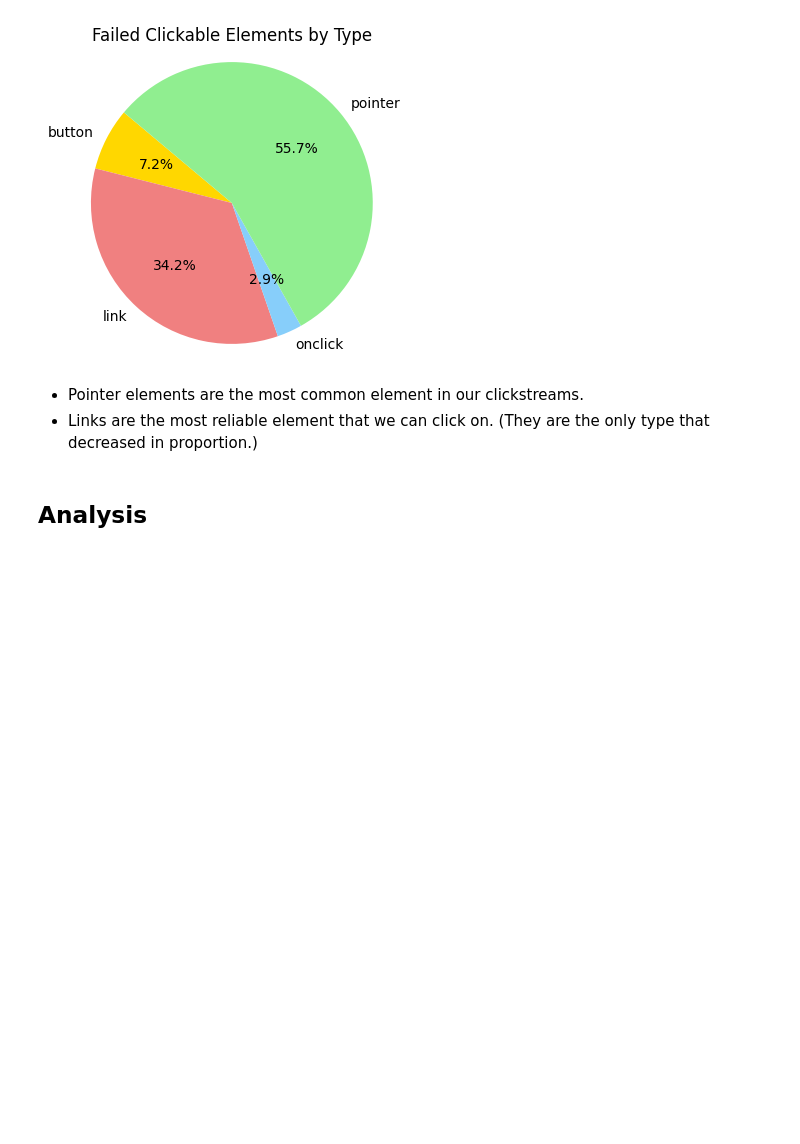
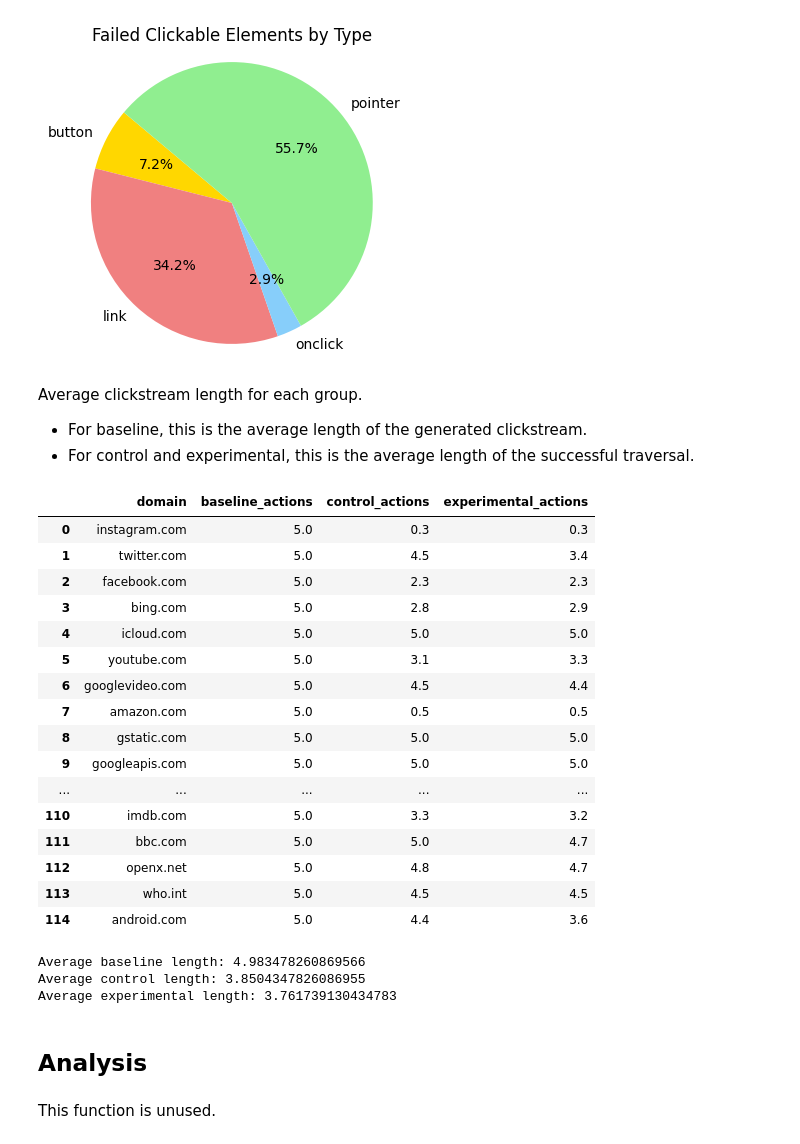
Before and after one commit to maxwellmlin/cookie-classify, a Jupyter notebook: classification_algo.ipynb, the cells around one changed output. Cells and saved outputs as stored; diff of their text form; code cells hidden in the pictures; blank space fills up the shorter version.

```diff
--- a/classification_algo.ipynb
+++ b/classification_algo.ipynb
@@ -13,5 +13,8 @@ import yaml
 
 from crawler import CrawlResults
 
-import utils.utils
+from utils.utils import get_directories
 from utils.image_shingle import ImageShingle
+
+pd.set_option('display.max_rows', None)
+pd.set_option('display.max_columns', None)
@@ -188,9 +203,75 @@ generate_pie_chart(click_failures, title="Failed Clickable Elements by Type")
 # %% [output]
 [figure]
 [figure]
-# %% [markdown]
-- Pointer elements are the most common element in our clickstreams.
-- Links are the most reliable element that we can click on. (They are the only type that decreased in proportion.)
+# %% [markdown]
+Average clickstream length for each group.
+
+- For baseline, this is the average length of the generated clickstream.
+- For control and experimental, this is the average length of the successful traversal.
+# %%
+def count_actions(path: Path, name: str) -> int:
+    count = 0
+
+    while True:
+        if (path / f"{name}-{count+1}.png").is_file(): # We add 1 since the first image is the landing page (not an action)
+            count += 1
+        else:
+            return count
+
+def get_clickstream_length() -> pd.DataFrame:
+    rows_list = []
+
+    for domain in successful_sites:
+        clickstreams = get_directories(site_results[domain]["data_path"])
+
+        baseline_actions = 0
+        controls_actions = 0
+        experimental_actions = 0
+        for clickstream in clickstreams:
+            baseline_actions += count_actions(clickstream, "baseline")
+            controls_actions += count_actions(clickstream, "control")
+            experimental_actions += count_actions(clickstream, "experimental")
+
+        rows_list.append({
+            "domain": domain,
+            "baseline_actions": baseline_actions / NUM_CLICKSTREAMS,
+            "control_actions": controls_actions / NUM_CLICKSTREAMS,
+            "experimental_actions": experimental_actions / NUM_CLICKSTREAMS
+        })
+
+    return pd.DataFrame(rows_list)
+
+clickstream_lengths = get_clickstream_length()
+
+clickstream_lengths
+# %% [output]
+|  | domain | baseline_actions | control_actions | experimental_actions |
+| 0 | instagram.com | 5.0 | 0.3 | 0.3 |
+| 1 | twitter.com | 5.0 | 4.5 | 3.4 |
+| 2 | facebook.com | 5.0 | 2.3 | 2.3 |
+| 3 | bing.com | 5.0 | 2.8 | 2.9 |
+| 4 | icloud.com | 5.0 | 5.0 | 5.0 |
+| 5 | youtube.com | 5.0 | 3.1 | 3.3 |
+| 6 | googlevideo.com | 5.0 | 4.5 | 4.4 |
+| 7 | amazon.com | 5.0 | 0.5 | 0.5 |
+| 8 | gstatic.com | 5.0 | 5.0 | 5.0 |
+| 9 | googleapis.com | 5.0 | 5.0 | 5.0 |
+| ... | ... | ... | ... | ... |
+| 110 | imdb.com | 5.0 | 3.3 | 3.2 |
+| 111 | bbc.com | 5.0 | 5.0 | 4.7 |
+| 112 | openx.net | 5.0 | 4.8 | 4.7 |
+| 113 | who.int | 5.0 | 4.5 | 4.5 |
+| 114 | android.com | 5.0 | 4.4 | 3.6 |
+# %%
+print(f"Average baseline length: {clickstream_lengths['baseline_actions'].mean()}")
+print(f"Average control length: {clickstream_lengths['control_actions'].mean()}")
+print(f"Average experimental length: {clickstream_lengths['experimental_actions'].mean()}")
+# %% [output]
+Average baseline length: 4.983478260869566
+Average control length: 3.8504347826086955
+Average experimental length: 3.761739130434783
 # %% [markdown]
 ## Analysis
+# %% [markdown]
+This function is unused.
 # %%
```
Also changed, not shown: parts of 7 cells of this notebook.
